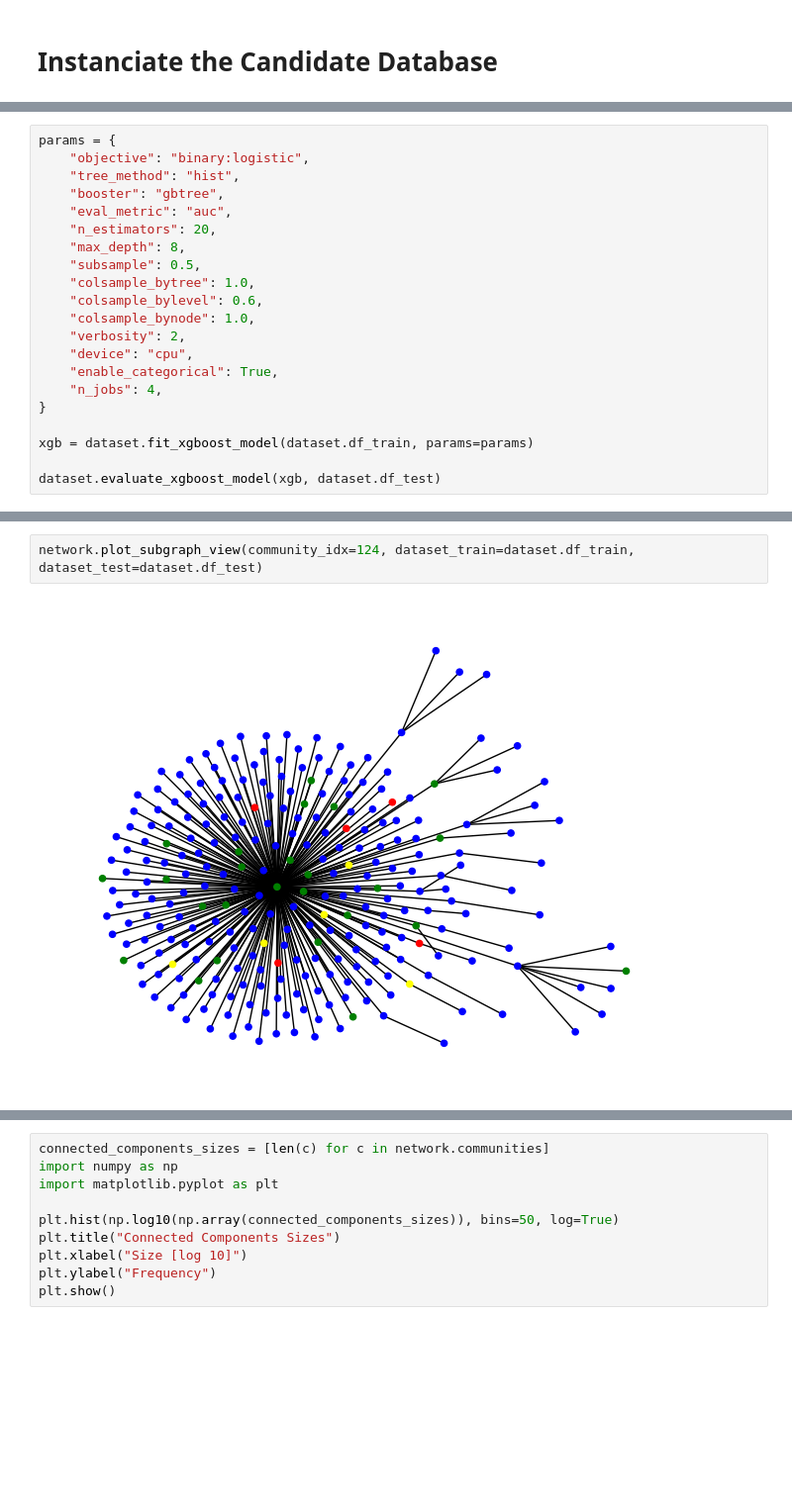
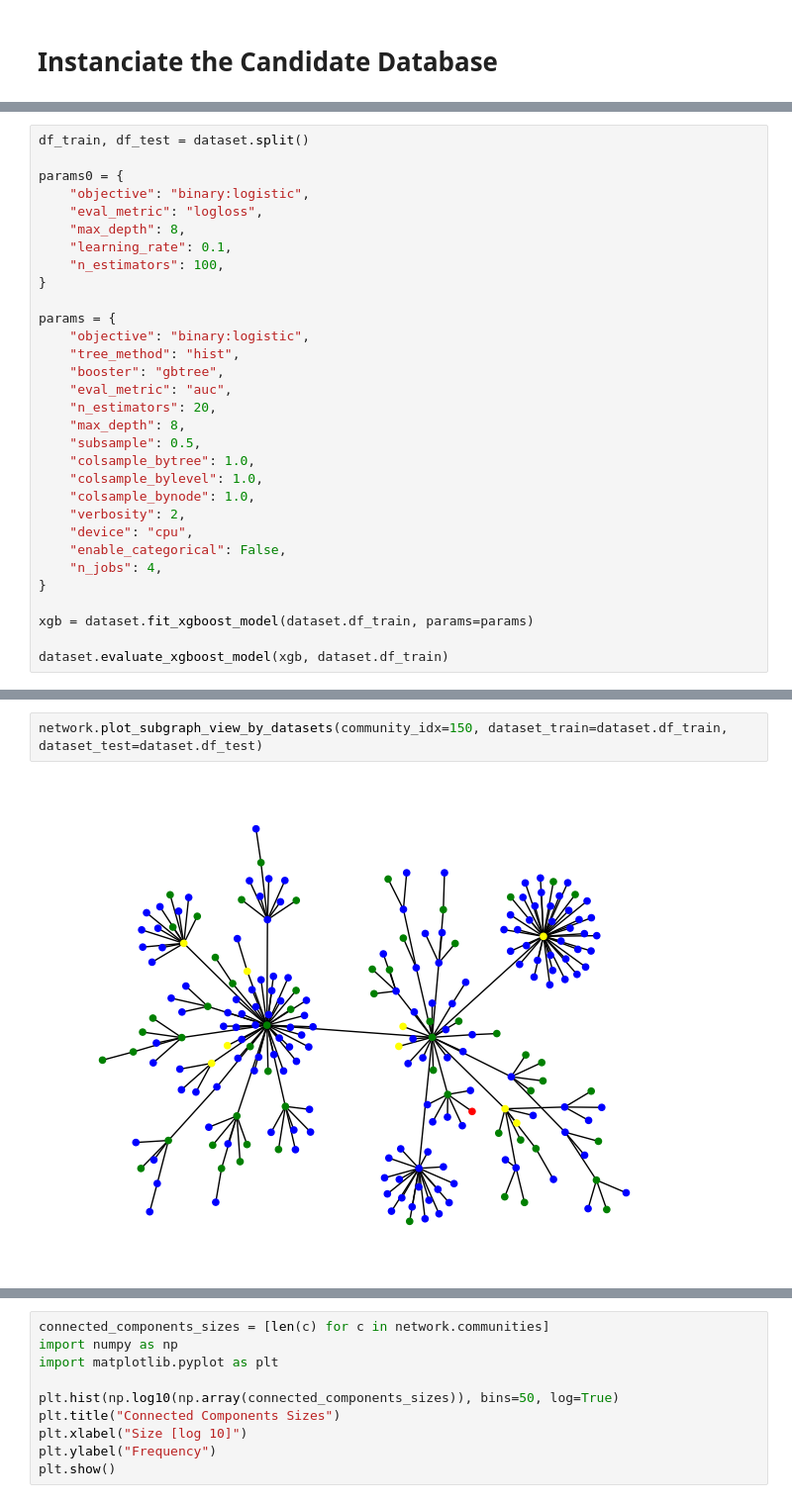
Before and after one commit to MatthiasPersonnaz/Mercor_Cheating_Detection, a Jupyter notebook: Mercor_Cheating_Detection.ipynb, the cells around one changed output, grey strips where cells are left out. Shown: that part at 99% size. Saved outputs shown, nothing was run; the diff lists cells and outputs as text; blank space fills up the shorter version.

Commit message:
Improved community handling and numeric columns rescaling

```diff
--- a/Mercor_Cheating_Detection.ipynb
+++ b/Mercor_Cheating_Detection.ipynb
@@ -56,4 +48,14 @@ shape: (5, 21)
 # %%
+df_train, df_test = dataset.split()
+
+params0 = {
+    "objective": "binary:logistic",
+    "eval_metric": "logloss",
+    "max_depth": 8,
+    "learning_rate": 0.1,
+    "n_estimators": 100,
+}
+
 params = {
     "objective": "binary:logistic",
     "tree_method": "hist",
@@ -63,15 +65,15 @@ params = {
     "max_depth": 8,
     "subsample": 0.5,
     "colsample_bytree": 1.0,
-    "colsample_bylevel": 0.6,
+    "colsample_bylevel": 1.0,
     "colsample_bynode": 1.0,
     "verbosity": 2,
     "device": "cpu",
-    "enable_categorical": True,
+    "enable_categorical": False,
     "n_jobs": 4,
 }
 
 xgb = dataset.fit_xgboost_model(dataset.df_train, params=params)
 
-dataset.evaluate_xgboost_model(xgb, dataset.df_test)
+dataset.evaluate_xgboost_model(xgb, dataset.df_train)
 # %% [output]
@@ -116,5 +137,5 @@ shape: (1,)
 # %%
-network.plot_subgraph_view(community_idx=124, dataset_train=dataset.df_train, dataset_test=dataset.df_test)
+network.plot_subgraph_view_by_datasets(community_idx=150, dataset_train=dataset.df_train, dataset_test=dataset.df_test)
 # %% [output]
-[figure, old version]
+[figure, new version]
 # %%
```
Also changed, not shown: parts of 13 cells of this notebook, 3 other files.
